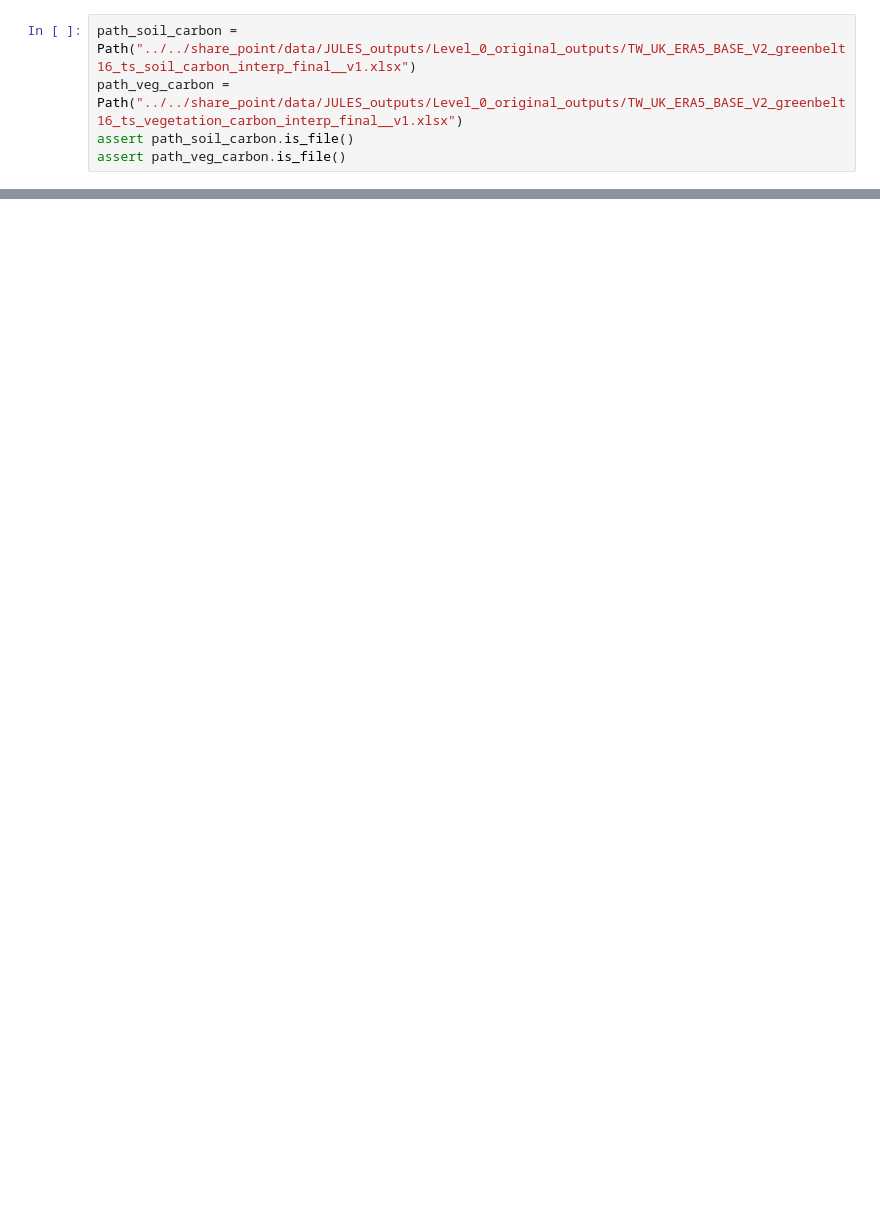
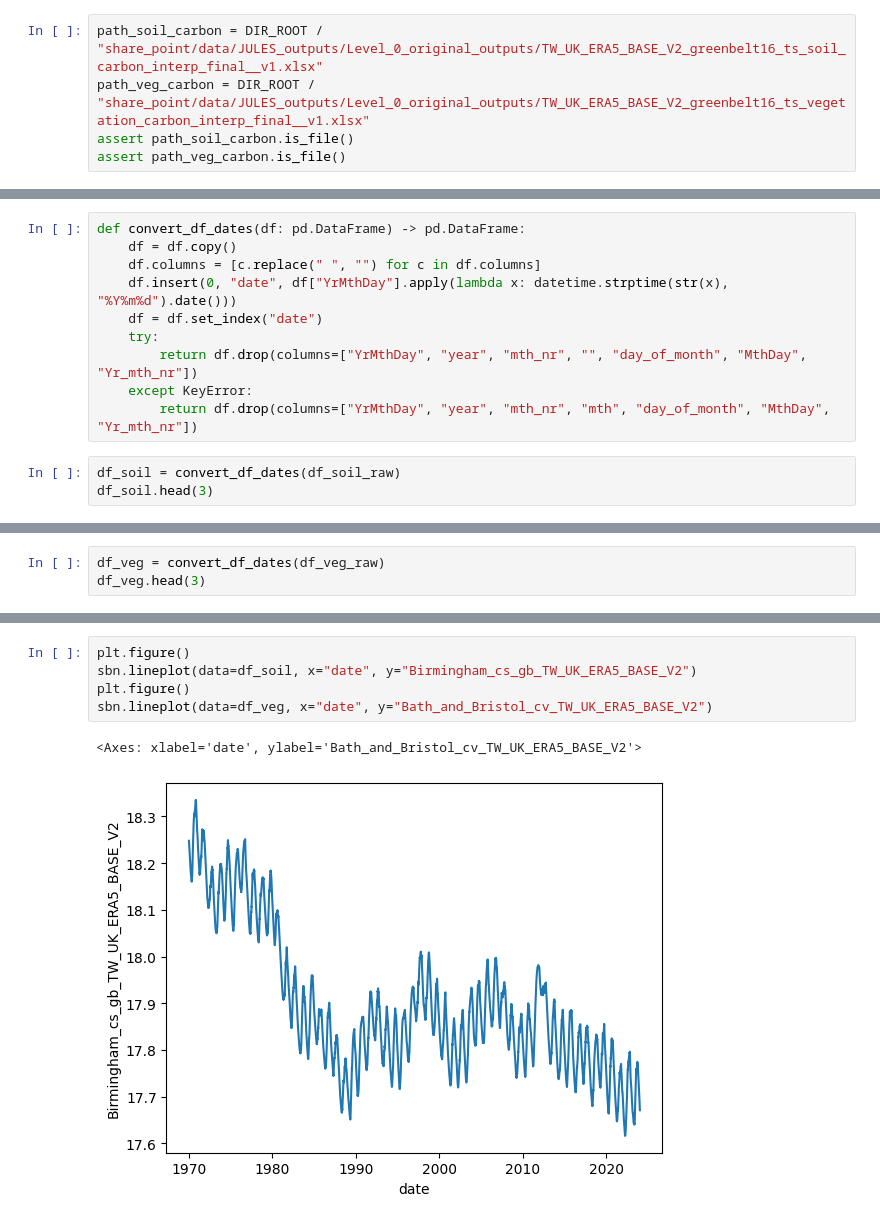
Before and after one commit to FinleyGibson/greensight, a Jupyter notebook: notebooks/sandbox/00_data_first_look.ipynb, the cells around one changed output, grey strips where cells are left out. Cells and saved outputs as stored; diff of their text form; blank space fills up the shorter version.

Commit message:
initial look at data

```diff
--- a/notebooks/sandbox/00_data_first_look.ipynb
+++ b/notebooks/sandbox/00_data_first_look.ipynb
@@ -7,6 +9,6 @@ ModuleNotFoundError: No module named 'greensight'
 # %%
-path_soil_carbon = Path("../../share_point/data/JULES_outputs/Level_0_original_outputs/TW_UK_ERA5_BASE_V2_greenbelt16_ts_soil_carbon_interp_final__v1.xlsx")
-path_veg_carbon = Path("../../share_point/data/JULES_outputs/Level_0_original_outputs/TW_UK_ERA5_BASE_V2_greenbelt16_ts_vegetation_carbon_interp_final__v1.xlsx")
+path_soil_carbon = DIR_ROOT / "share_point/data/JULES_outputs/Level_0_original_outputs/TW_UK_ERA5_BASE_V2_greenbelt16_ts_soil_carbon_interp_final__v1.xlsx"
+path_veg_carbon = DIR_ROOT / "share_point/data/JULES_outputs/Level_0_original_outputs/TW_UK_ERA5_BASE_V2_greenbelt16_ts_vegetation_carbon_interp_final__v1.xlsx"
 assert path_soil_carbon.is_file()
 assert path_veg_carbon.is_file()
 # %%
@@ -16,0 +33,13 @@ ImportError: Missing optional dependency 'openpyxl'.  Use pip or conda to instal
+# %%
+def convert_df_dates(df: pd.DataFrame) -> pd.DataFrame:
+    df = df.copy()
+    df.columns = [c.replace(" ", "") for c in df.columns]
+    df.insert(0, "date", df["YrMthDay"].apply(lambda x: datetime.strptime(str(x), "%Y%m%d").date()))
+    df = df.set_index("date")
+    try:
+        return df.drop(columns=["YrMthDay", "year", "mth_nr", "", "day_of_month", "MthDay", "Yr_mth_nr"])
+    except KeyError:
+        return df.drop(columns=["YrMthDay", "year", "mth_nr", "mth", "day_of_month", "MthDay", "Yr_mth_nr"])
+# %%
+df_soil = convert_df_dates(df_soil_raw)
+df_soil.head(3)
@@ -16,0 +52,3 @@ ImportError: Missing optional dependency 'openpyxl'.  Use pip or conda to instal
+# %%
+df_veg = convert_df_dates(df_veg_raw)
+df_veg.head(3)
@@ -16,0 +61,8 @@ ImportError: Missing optional dependency 'openpyxl'.  Use pip or conda to instal
+# %%
+plt.figure()
+sbn.lineplot(data=df_soil, x="date", y="Birmingham_cs_gb_TW_UK_ERA5_BASE_V2")
+plt.figure()
+sbn.lineplot(data=df_veg, x="date", y="Bath_and_Bristol_cv_TW_UK_ERA5_BASE_V2")
+# %% [output]
+<Axes: xlabel='date', ylabel='Bath_and_Bristol_cv_TW_UK_ERA5_BASE_V2'>
+[figure, added]
```
Also changed, not shown: parts of 16 cells of this notebook, 15 other files.
